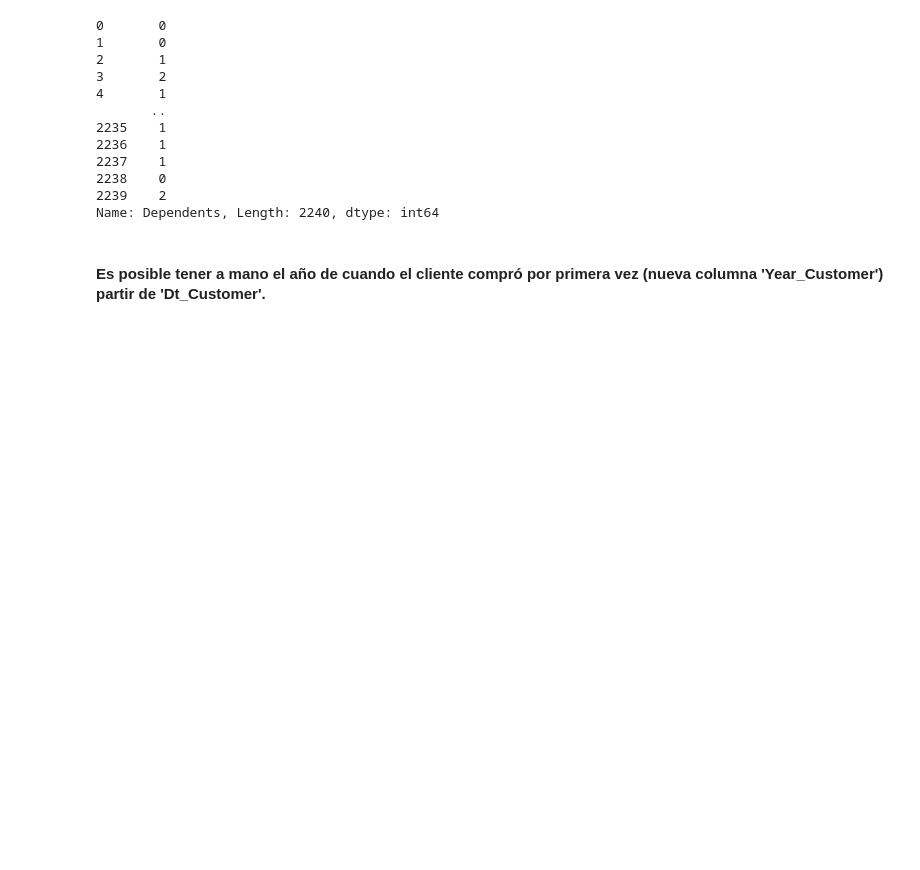
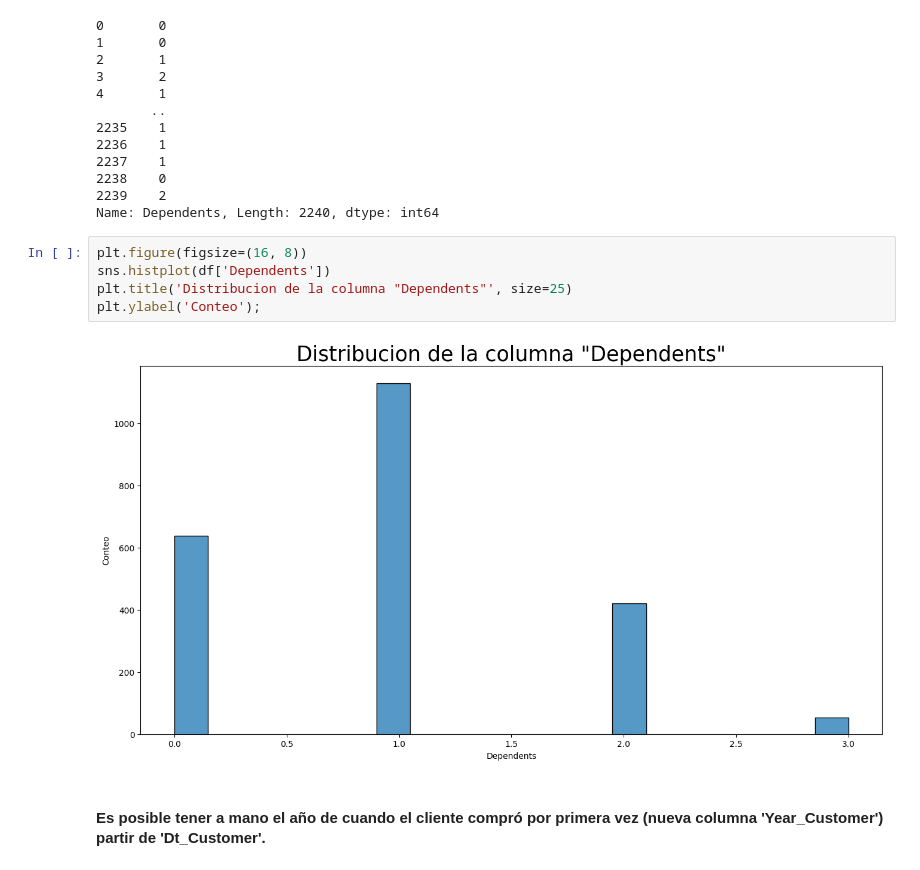
Before and after one commit to JaimeVecina/Ejercicio_2_proyecto, a Jupyter notebook: Ejercicio_Datos_Marketing.ipynb, the cells around one changed output. Cells and saved outputs as stored; diff of their text form; blank space fills up the shorter version.

```diff
--- a/Ejercicio_Datos_Marketing.ipynb
+++ b/Ejercicio_Datos_Marketing.ipynb
@@ -382,6 +382,13 @@ df['Dependents'] # Comprobamos el resultado
 2238    0
 2239    2
 Name: Dependents, Length: 2240, dtype: int64
+# %%
+plt.figure(figsize=(16, 8))
+sns.histplot(df['Dependents'])
+plt.title('Distribucion de la columna "Dependents"', size=25)
+plt.ylabel('Conteo');
+# %% [output]
+[figure, added]
 # %% [markdown]
 #### Es posible tener a mano el año de cuando el cliente compró por primera vez (nueva columna 'Year_Customer') partir de 'Dt_Customer'.
 # %%
```
Also changed, not shown: parts of 3 cells of this notebook.
